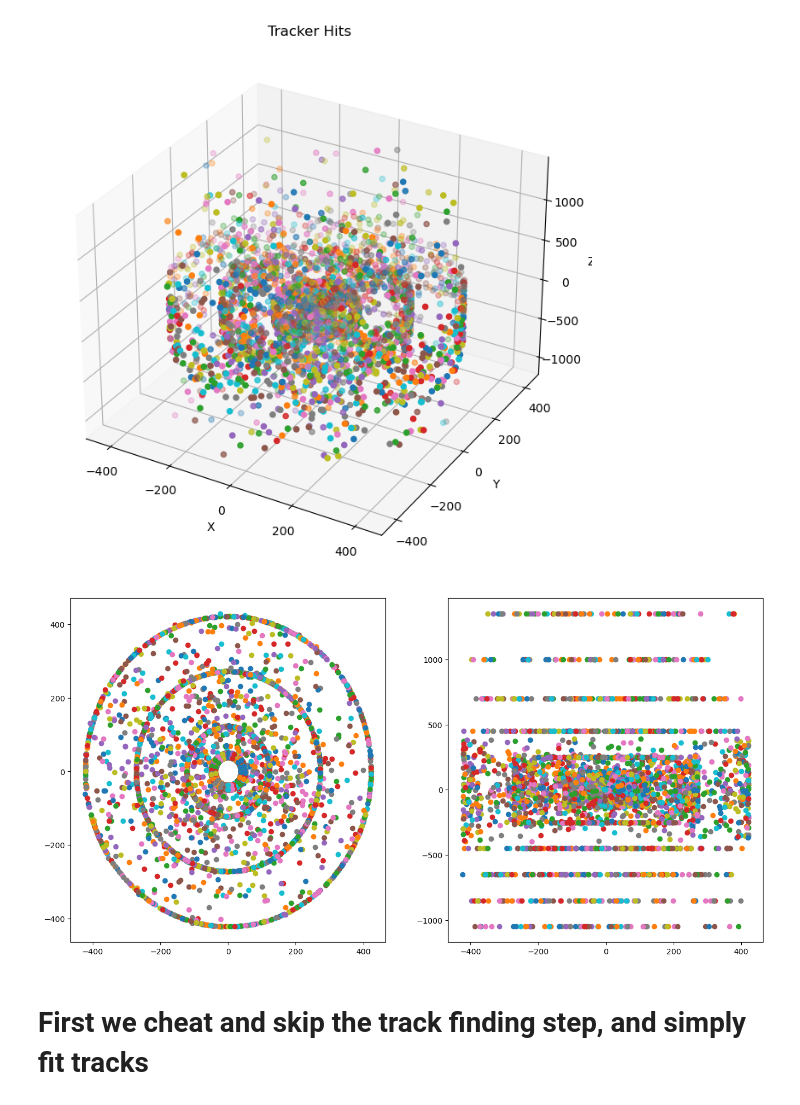
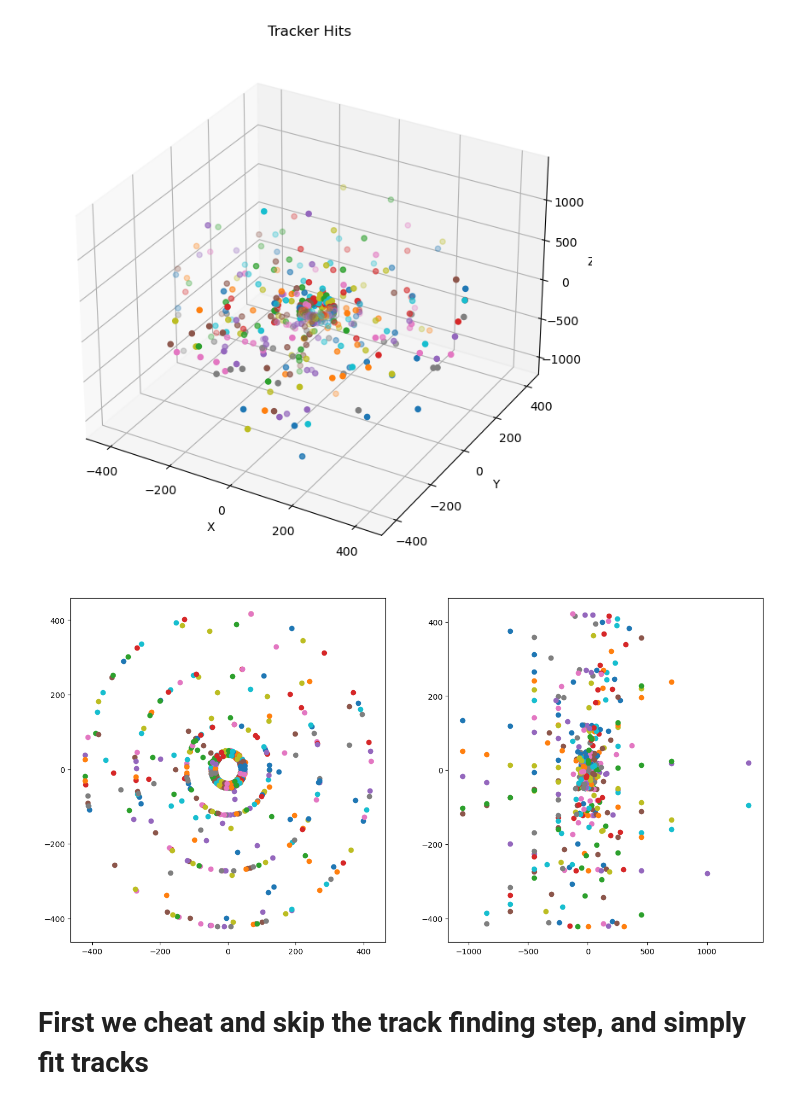
Before and after one commit to P4GAN/B8_Project, a Jupyter notebook: Analysis/track_analysis.ipynb, the cells around one changed output. Drawn from its saved outputs; the diff is of its cells as text; code cells hidden in the pictures.

Commit message:
Fixed and speedup track fitting

```diff
--- a/Analysis/track_analysis.ipynb
+++ b/Analysis/track_analysis.ipynb
@@ -53,19 +32 @@ tracks.Print()
 *............................................................................*
-# %%
-num_hits = hits.GetEntries()
-
-track_hits = {}
-
-for i in range(num_hits):
-    hits.GetEntry(i)
-    eventID = hits.EventID
-    if eventID not in track_hits:
-        track_hits[eventID] = [[], [], []]
-    track_hits[eventID][0].append(hits.PositionX)
-    track_hits[eventID][1].append(hits.PositionY)
-    track_hits[eventID][2].append(hits.PositionZ)
-
-for eventID in track_hits:
-    track_hits[eventID][0] = np.array(track_hits[eventID][0])
-    track_hits[eventID][1] = np.array(track_hits[eventID][1])
-    track_hits[eventID][2] = np.array(track_hits[eventID][2])
@@ -79,26 +40,30 @@ ax.set_ylabel('Y')
 ax.set_zlabel('Z')
 ax.set_title('Tracker Hits')
 
-for track in track_hits.values():
-    if random.random() < 0.01:
-        x, y, z = track
-        ax.scatter(x, y, z)
+for i in range(100):
+    tracks.GetEntry(i)
+    x = np.array(tracks.HitPositionX)
+    y = np.array(tracks.HitPositionY)
+    z = np.array(tracks.HitPositionZ)
+    ax.scatter(x, y, z)
 
 plt.show()
 # %% [output]
-[figure, old version]
+[figure, new version]
 # %%
 fig, axes = plt.subplots(1, 2, figsize=(16, 8))
 
-for track in track_hits.values():
-    if random.random() < 0.01:
-        x, y, z = track
-        axes[0].scatter(x, y)
-        axes[1].scatter(x, z)
+for i in range(100):
+    tracks.GetEntry(i)
+    x = np.array(tracks.HitPositionX)
+    y = np.array(tracks.HitPositionY)
+    z = np.array(tracks.HitPositionZ)
+    axes[0].scatter(x, y)
+    axes[1].scatter(z, x)
 
 plt.show()
 # %% [output]
-[figure, old version]
+[figure, new version]
 # %%
 # for track in list(track_hits.values())[:100]:
 #     x, y, z = zip(*track)
```
Also changed, not shown: parts of 16 cells of this notebook, 15 other files.
